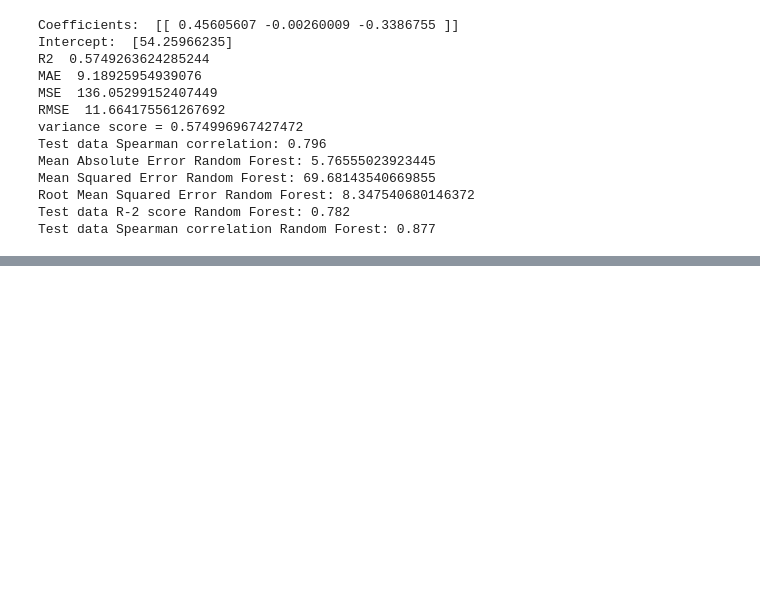
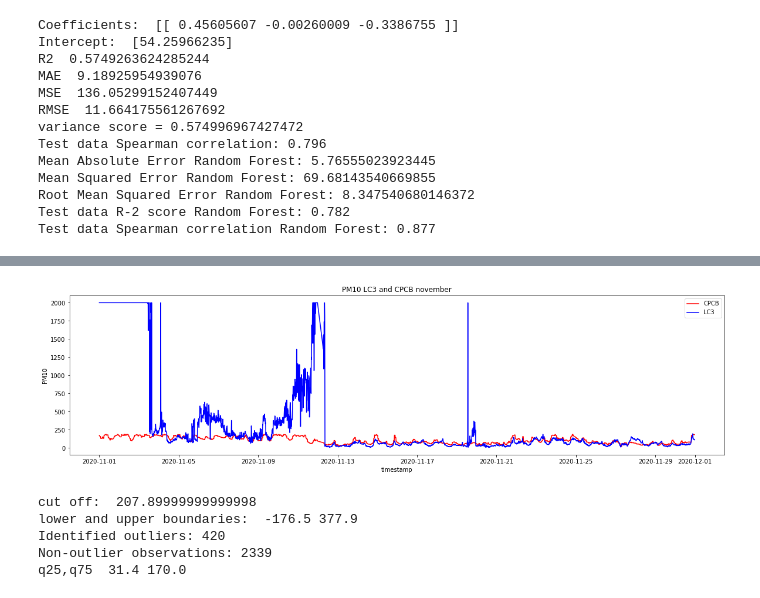
Before and after one commit to spanddhana-sara/Air-Pollution, a Jupyter notebook: Codes/Untitled.ipynb, the cells around one changed output, grey strips where cells are left out. Cells and saved outputs as stored; diff of their text form; code cells hidden in the pictures; blank space fills up the shorter version.

```diff
--- a/Codes/Untitled.ipynb
+++ b/Codes/Untitled.ipynb
@@ -1861,0 +1878,37 @@ Test data Spearman correlation Random Forest: 0.877
+# %%
+x = nov3['created_at']
+y_3 = nov3['PM10']
+y_4 = nov3['PM10_3']
+fig= plt.figure(figsize=(20,5))
+plt.plot(x, y_3, 'r')
+plt.plot(x, y_4, 'b')
+plt.xlabel('timestamp')
+plt.ylabel('PM10')
+plt.legend(["CPCB", 'LC3'])
+plt.title('PM10 LC3 and CPCB november')
+plt.show()
+# %% [output]
+[figure, added]
+# %%
+# calculate interquartile range
+q25, q75 = np.percentile(nov3['PM2.5_3'], 25), np.percentile(nov3['PM2.5_3'], 75)
+iqr = q75 - q25
+# calculate the outlier cutoff
+cut_off = iqr * 1.5
+lower, upper = q25 - cut_off, q75 + cut_off
+print("cut off: ", cut_off)
+print("lower and upper boundaries: ", round(lower, 2), round(upper,2))
+#identifying outliers
+outliers = [x for x in nov3['PM2.5_3'] if x < lower or x > upper]
+print('Identified outliers: %d' % len(outliers))
+# remove outliers
+outliers_removed = [x for x in nov3['PM2.5_3']if x > lower and x < upper]
+print('Non-outlier observations: %d' % len(outliers_removed))
+print("q25,q75 ", q25, q75)
+nov3_1 = nov3[nov3['PM2.5_3'] < upper]
+# %% [output]
+cut off:  207.89999999999998
+lower and upper boundaries:  -176.5 377.9
+Identified outliers: 420
+Non-outlier observations: 2339
+q25,q75  31.4 170.0
```
Also changed, not shown: parts of 13 cells of this notebook.
